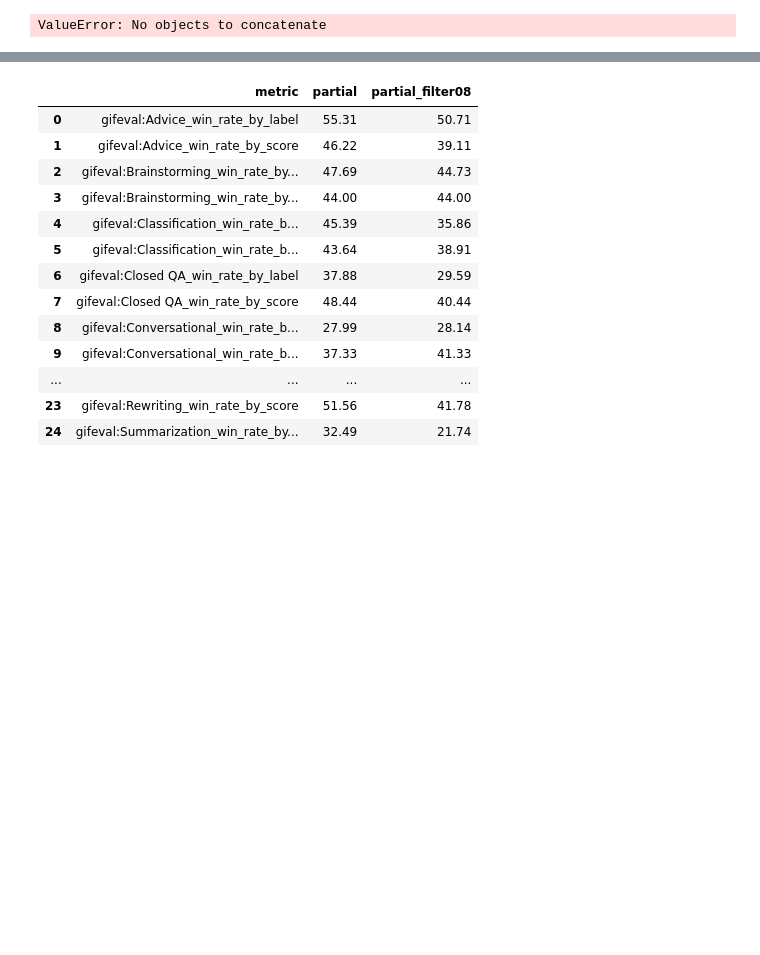
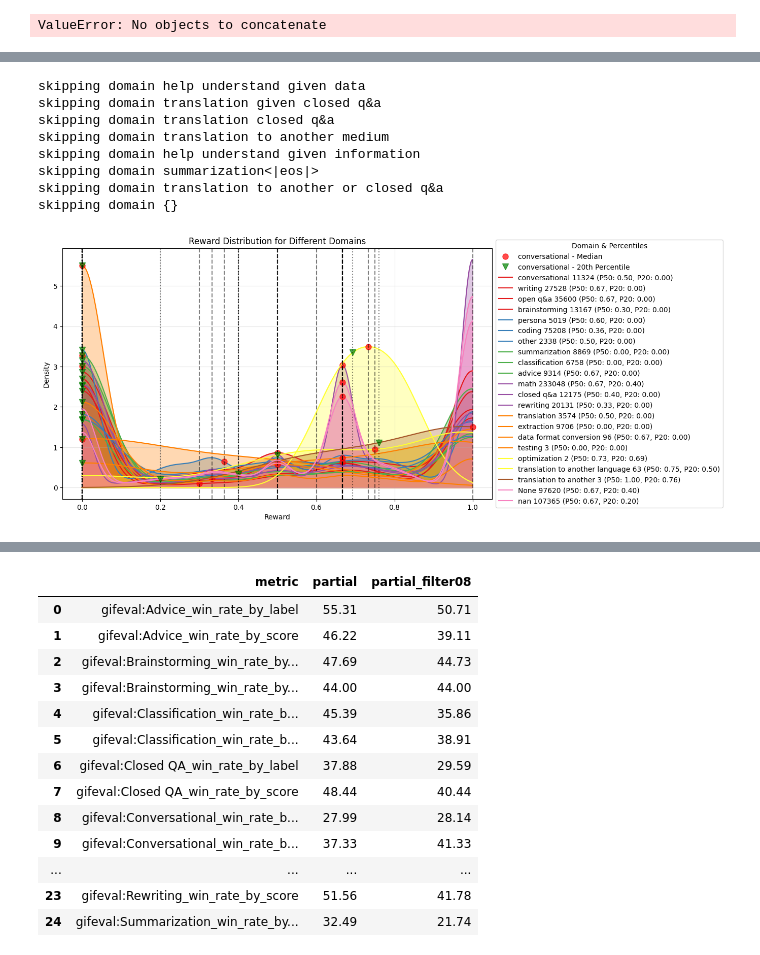
Before and after one commit to yuchenhe-xai/yccolab, a Jupyter notebook: 241015_exp_runs_rubrics.ipynb, the cells around one changed output, grey strips where cells are left out. Cells and saved outputs as stored; diff of their text form; code cells hidden in the pictures; blank space fills up the shorter version.

```diff
--- a/241015_exp_runs_rubrics.ipynb
+++ b/241015_exp_runs_rubrics.ipynb
@@ -1152,0 +1160,74 @@ print(sum(v> 0.5 for v in rewards_all if v is not None))
+# %%
+rd_data = sum([ v for v in  all_rows_rewards_domain.values() if v is not None], [])
+
+# Step 1: Separate data by domain
+domains = {}
+for reward, domain in rd_data:
+    if domain not in domains:
+        domains[domain] = []
+    domains[domain].append(reward)
+
+percentile = {}
+for domain, rewards in domains.items():
+  percentile[domain] = np.percentile(np.array(rewards), range(0, 100, 10)).tolist()
+
+pddf = pd.DataFrame(percentile).T
+
+# Plotting
+import matplotlib.pyplot as plt
+import numpy as np
+from scipy.stats import gaussian_kde
+
+# Plotting
+plt.figure(figsize=(12, 6))
+
+colors = plt.cm.Set1(np.linspace(0, 1, len(domains)))  # Use a colormap for varied colors
+domain_p20p50 = {}
+for (domain, rewards), color in zip(domains.items(), colors):
+  try:
+    # Calculate the KDE
+    kde = gaussian_kde(rewards)
+    x_grid = np.linspace(0, 1, 1000)  # Assuming rewards are between 0 and 1
+    plt.plot(x_grid, kde(x_grid), color=color)
+    # Fill under the curve
+    plt.fill_between(x_grid, kde(x_grid), alpha=0.3, color=color)
+
+    # Calculate percentiles
+    median = np.median(rewards)
+    p20 = np.percentile(rewards, 20)
+    domain_p20p50[domain] = (p20, median)
+
+    # Mark median and p20
+    plt.plot(median, kde(median), 'o', markersize=8, color='r', alpha=0.7, label=f'{domain} - Median' if domain == list(domains.keys())[0] else "")
+    plt.plot(p20, kde(p20), 'v', markersize=8, color='g', alpha=0.7, label=f'{domain} - 20th Percentile' if domain == list(domains.keys())[0] else "")
+
+    # Add vertical lines
+    plt.axvline(median, color='k', linestyle='--', alpha=0.5)
+    plt.axvline(p20, color='k', linestyle=':', alpha=0.5)
+
+    # Add to legend
+    plt.plot([], [], color=color, label=f'{domain} {len(rewards)} (P50: {median:.2f}, P20: {p20:.2f})')
+  except Exception:
+    print("skipping domain" , domain)
+
+plt.title('Reward Distribution for Different Domains')
+plt.xlabel('Reward')
+plt.ylabel('Density')
+plt.legend(title='Domain & Percentiles', loc='center left', bbox_to_anchor=(1, 0.5))
+plt.grid(True, alpha=0.3)
+
+# Adjust layout to make room for the legend outside the plot area
+plt.tight_layout()
+plt.subplots_adjust(right=0.75)  # Adjust this value if needed to fit the legend
+
+plt.show()
+# %% [output]
+skipping domain help understand given data
+skipping domain translation given closed q&a
+skipping domain translation closed q&a
+skipping domain translation to another medium
+skipping domain help understand given information
+skipping domain summarization<|eos|>
+skipping domain translation to another or closed q&a
+skipping domain {}
+[figure, added]
```
Also changed, not shown: parts of 27 cells of this notebook.
